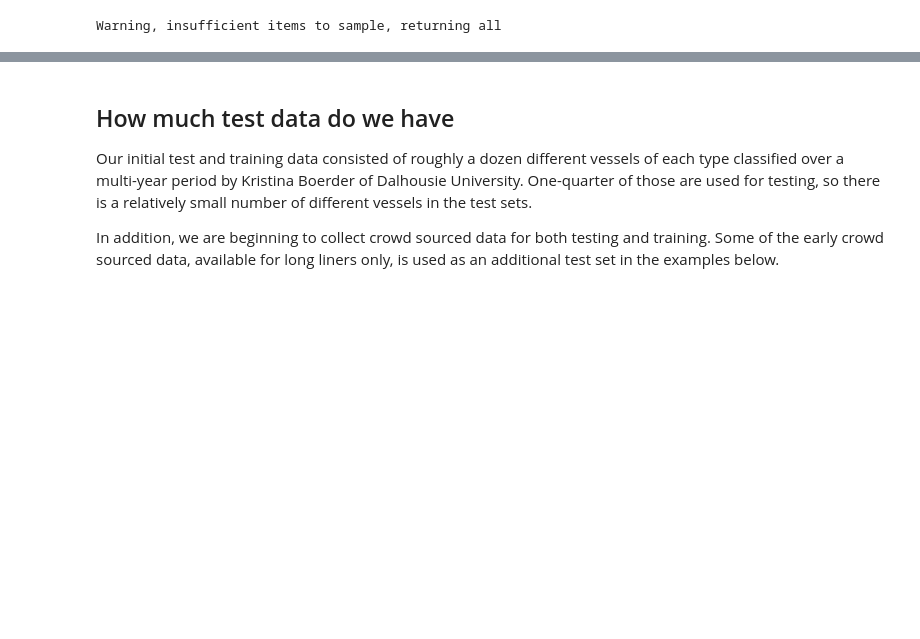
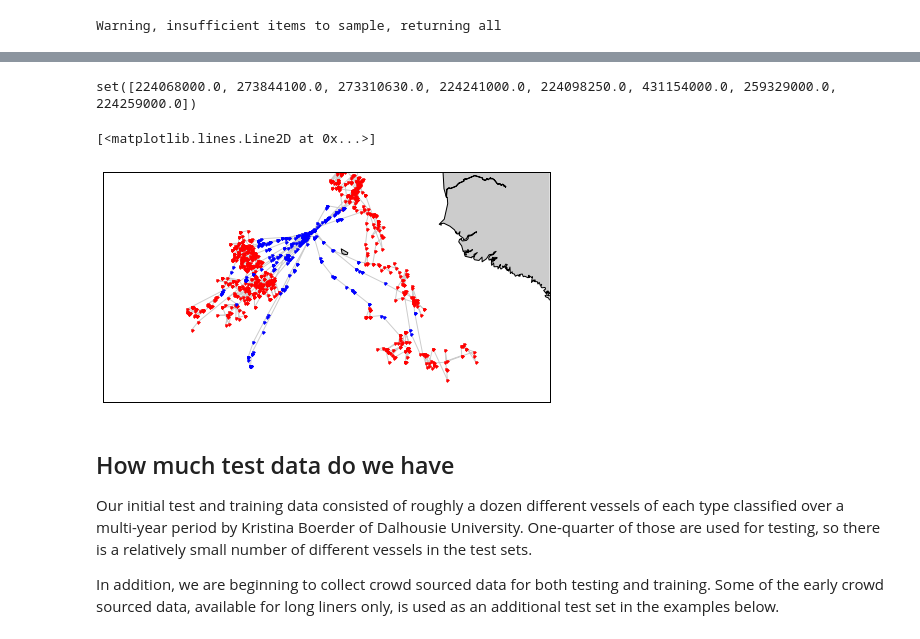
Before and after one commit to etheleon/vessel-scoring, a Jupyter notebook: notebooks/Model-Descriptions.ipynb, the cells around one changed output, grey strips where cells are left out. Cells and saved outputs as stored; diff of their text form; code cells hidden in the pictures; blank space fills up the shorter version.

```diff
--- a/notebooks/Model-Descriptions.ipynb
+++ b/notebooks/Model-Descriptions.ipynb
@@ -199,3 +282,27 @@ Warning, insufficient items to sample, returning all
+# %%
+from mpl_toolkits.basemap import Basemap
+# Lambert Conformal Conic map.
+fig = plt.figure(figsize=(8,8))
+m = Basemap(llcrnrlon=-40.,llcrnrlat=10.,urcrnrlon=-10.,urcrnrlat=15.,
+            projection='lcc',lat_1=20.,lat_2=40.,lon_0=-60.,
+            resolution ='l',area_thresh=1000.)
+m.drawcoastlines()
+m.fillcontinents()
+
+lline_mmsi = set(train_lline['mmsi'])
+print(lline_mmsi)
+track = train_lline[train_lline['mmsi'] == 224259000.0]
+track.sort(order='timestamp')
+is_fishy = utils.is_fishy(track)
+
+x, y = m(track['lon'], track['lat'])
+m.plot(x, y, '-k', alpha=0.2,)
+m.plot(x[is_fishy], y[is_fishy], '.r')
+m.plot(x[~is_fishy], y[~is_fishy], '.b')
+# %% [output]
+set([224068000.0, 273844100.0, 273310630.0, 224241000.0, 224098250.0, 431154000.0, 259329000.0, 224259000.0])
+[<matplotlib.lines.Line2D at 0x...>]
+[figure, added]
 # %% [markdown]
 ## How much test data do we have
 
```
Also changed, not shown: parts of 9 cells of this notebook, 2 other files.
